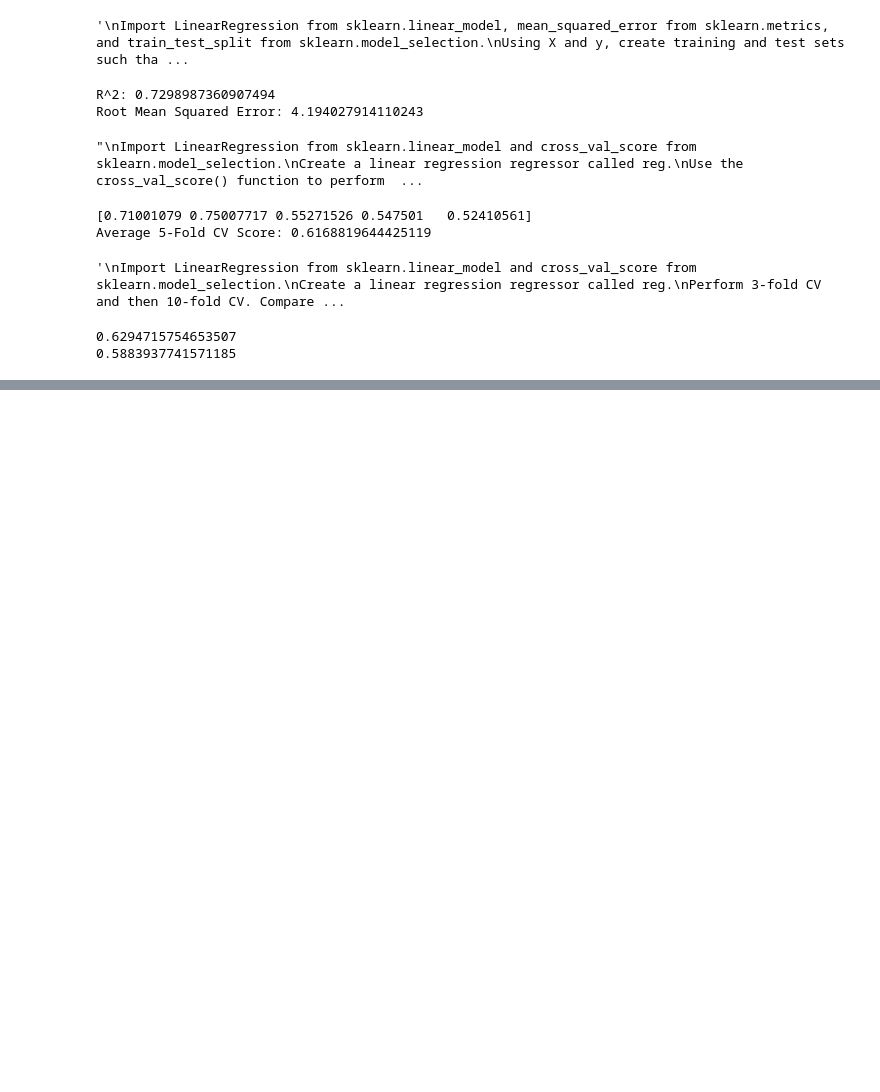
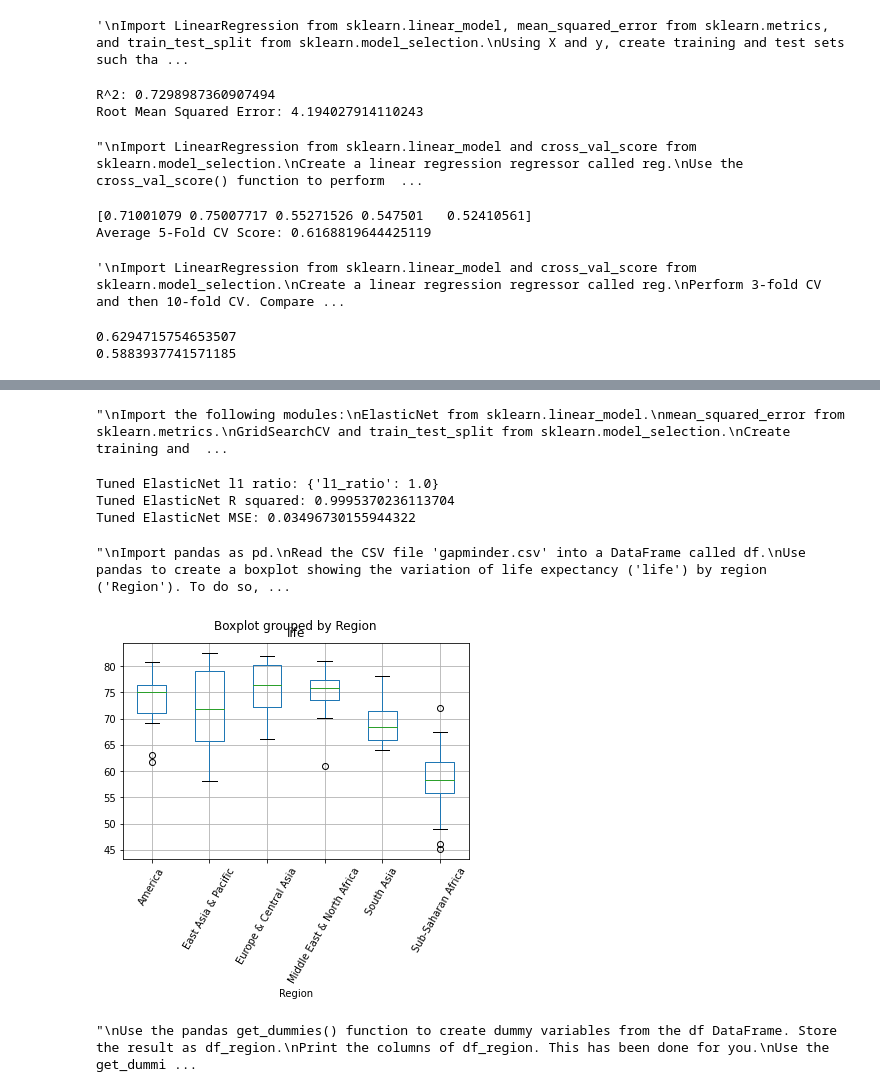
Before and after one commit to tubademir23/ML_Python101, a Jupyter notebook: datacamp/data_scientist/SupervisedLearningWithScikit-Learn.ipynb, the cells around one changed output, grey strips where cells are left out. Cells and saved outputs as stored; diff of their text form; code cells hidden in the pictures; blank space fills up the shorter version.

```diff
--- a/datacamp/data_scientist/SupervisedLearningWithScikit-Learn.ipynb
+++ b/datacamp/data_scientist/SupervisedLearningWithScikit-Learn.ipynb
@@ -499,0 +715,48 @@ AttributeError: 'LogisticRegression' object has no attribute 'classes_'
+# %%
+"""
+Import the following modules:
+ElasticNet from sklearn.linear_model.
+mean_squared_error from sklearn.metrics.
+GridSearchCV and train_test_split from sklearn.model_selection.
+Create training and test sets, with 40% of the data used for the test set. Use a random state of 42.
+Specify the hyperparameter grid for 'l1_ratio' using l1_space as the grid of values to search over.
+Instantiate the ElasticNet regressor.
+Use GridSearchCV with 5-fold cross-validation to tune 'l1_ratio' on the training data X_train and y_train. This involves first instantiating the GridSearchCV object with the correct parameters and then fitting it to the training data.
+Predict on the test set and compute the R2 and mean squared error.
+"""
+# %% [output]
+"\nImport the following modules:\nElasticNet from sklearn.linear_model.\nmean_squared_error from sklearn.metrics.\nGridSearchCV and train_test_split from sklearn.model_selection.\nCreate training and  ...
+# %%
+# Import necessary modules
+from sklearn.linear_model import ElasticNet
+from sklearn.metrics import mean_squared_error
+from sklearn.model_selection import GridSearchCV
+from sklearn.model_selection import train_test_split
+
+# Create train and test sets
+X_train, X_test, y_train, y_test = train_test_split(X, y, test_size=0.4, random_state=42)
+
+# Create the hyperparameter grid
+l1_space = np.linspace(0, 1, 30)
+param_grid = {'l1_ratio': l1_space}
+
+# Instantiate the ElasticNet regressor: elastic_net
+elastic_net = ElasticNet()
+
+# Setup the GridSearchCV object: gm_cv
+gm_cv = GridSearchCV(elastic_net, param_grid, cv=5)
+
+# Fit it to the training data
+gm_cv.fit(X_train, y_train)
+
+# Predict on the test set and compute metrics
+y_pred = gm_cv.predict(X_test)
+r2 = gm_cv.score(X_test, y_test)
+mse = mean_squared_error(y_test, y_pred)
+print("Tuned ElasticNet l1 ratio: {}".format(gm_cv.best_params_))
+print("Tuned ElasticNet R squared: {}".format(r2))
+print("Tuned ElasticNet MSE: {}".format(mse))
+# %% [output]
+Tuned ElasticNet l1 ratio: {'l1_ratio': 1.0}
+Tuned ElasticNet R squared: 0.9995370236113704
+Tuned ElasticNet MSE: 0.03496730155944322
@@ -499,0 +765,31 @@ AttributeError: 'LogisticRegression' object has no attribute 'classes_'
+# %%
+"""
+Import pandas as pd.
+Read the CSV file 'gapminder.csv' into a DataFrame called df.
+Use pandas to create a boxplot showing the variation of life expectancy ('life') by region ('Region'). To do so, pass the column names in to df.boxplot() (in that order).
+"""
+# %% [output]
+"\nImport pandas as pd.\nRead the CSV file 'gapminder.csv' into a DataFrame called df.\nUse pandas to create a boxplot showing the variation of life expectancy ('life') by region ('Region'). To do so, ...
+# %%
+# Import pandas
+import pandas as pd
+
+# Read 'gapminder.csv' into a DataFrame: df
+df = pd.read_csv('../datasets/gm_2008_region.csv')
+
+# Create a boxplot of life expectancy per region
+df.boxplot('life', 'Region', rot=60)
+
+# Show the plot
+plt.show()
+# %% [output]
+[figure, added]
+# %%
+"""
+Use the pandas get_dummies() function to create dummy variables from the df DataFrame. Store the result as df_region.
+Print the columns of df_region. This has been done for you.
+Use the get_dummies() function again, this time specifying drop_first=True to drop the unneeded dummy variable (in this case, 'Region_America').
+Hit 'Submit Answer to print the new columns of df_region and take note of how one column was dropped!
+"""
+# %% [output]
+"\nUse the pandas get_dummies() function to create dummy variables from the df DataFrame. Store the result as df_region.\nPrint the columns of df_region. This has been done for you.\nUse the get_dummi ...
```
Also changed, not shown: parts of 45 cells of this notebook, 8 other files.
